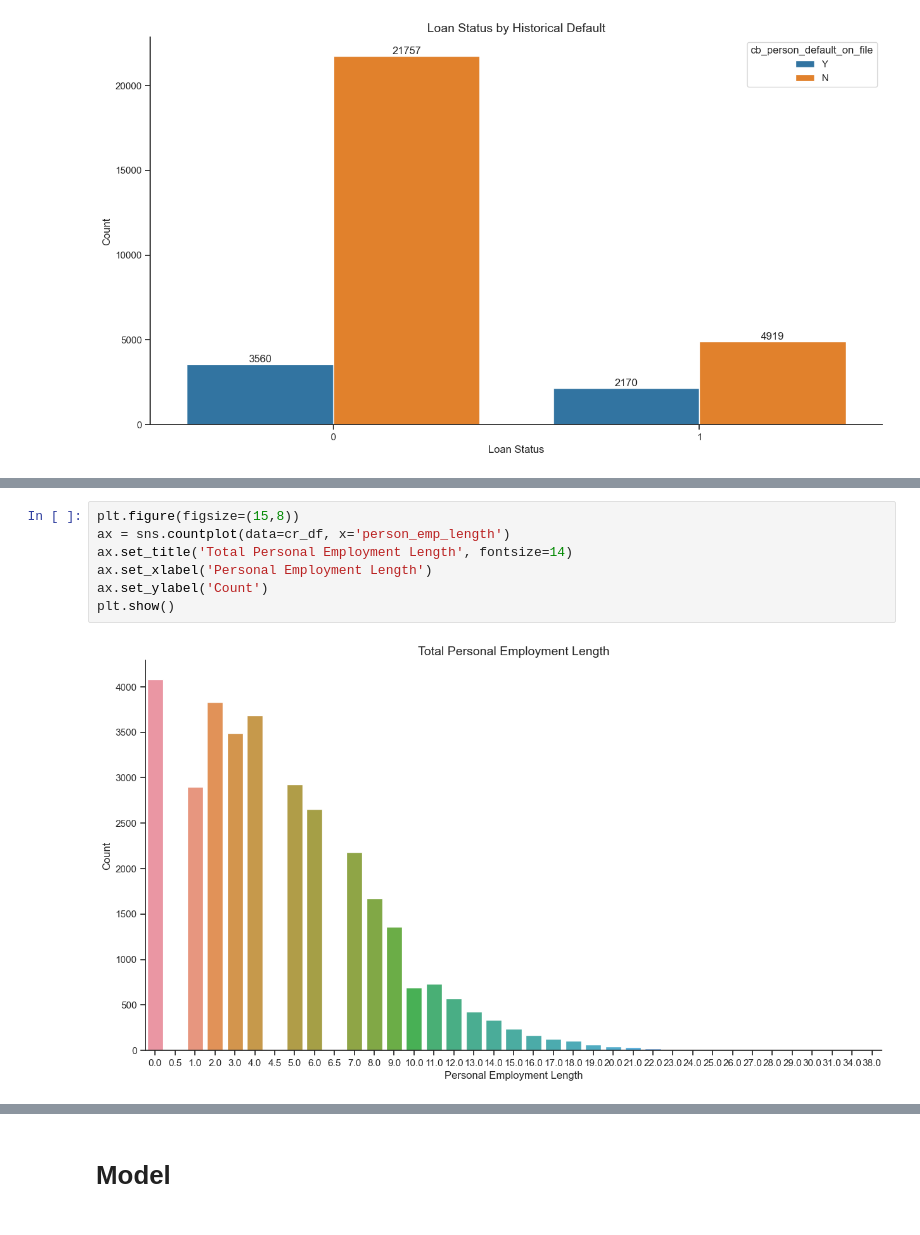
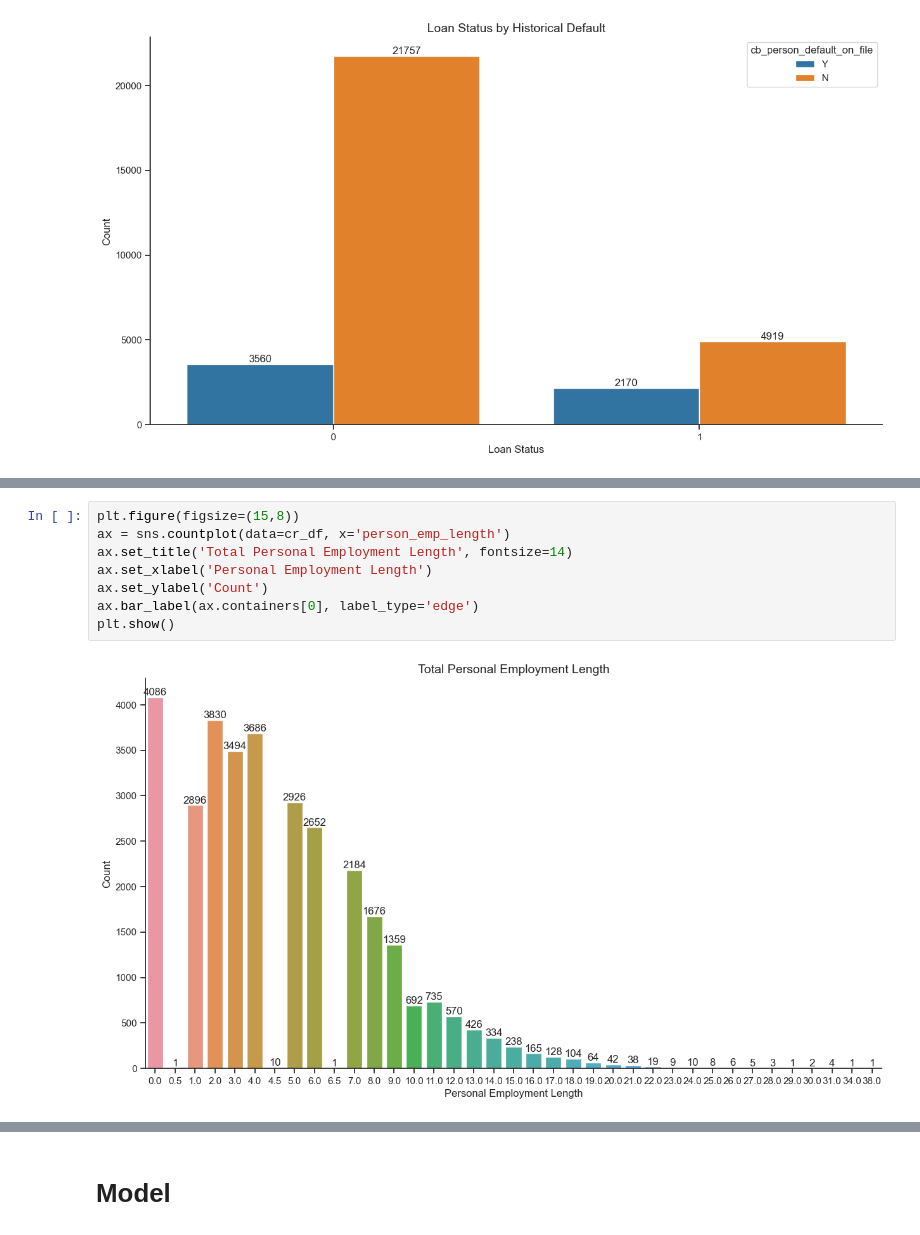
Before and after one commit to gerendc/Credit-Risk, a Jupyter notebook: credit_risk.ipynb, the cells around one changed output, grey strips where cells are left out. Cells and saved outputs as stored; diff of their text form.

```diff
--- a/credit_risk.ipynb
+++ b/credit_risk.ipynb
@@ -614,9 +764,10 @@ plt.show()
 # %%
 plt.figure(figsize=(15,8))
 ax = sns.countplot(data=cr_df, x='person_emp_length')
 ax.set_title('Total Personal Employment Length', fontsize=14)
 ax.set_xlabel('Personal Employment Length')
 ax.set_ylabel('Count')
+ax.bar_label(ax.containers[0], label_type='edge')
 plt.show()
 # %% [output]
-[figure, old version]
+[figure, new version]
```
Also changed, not shown: parts of 34 cells of this notebook.
